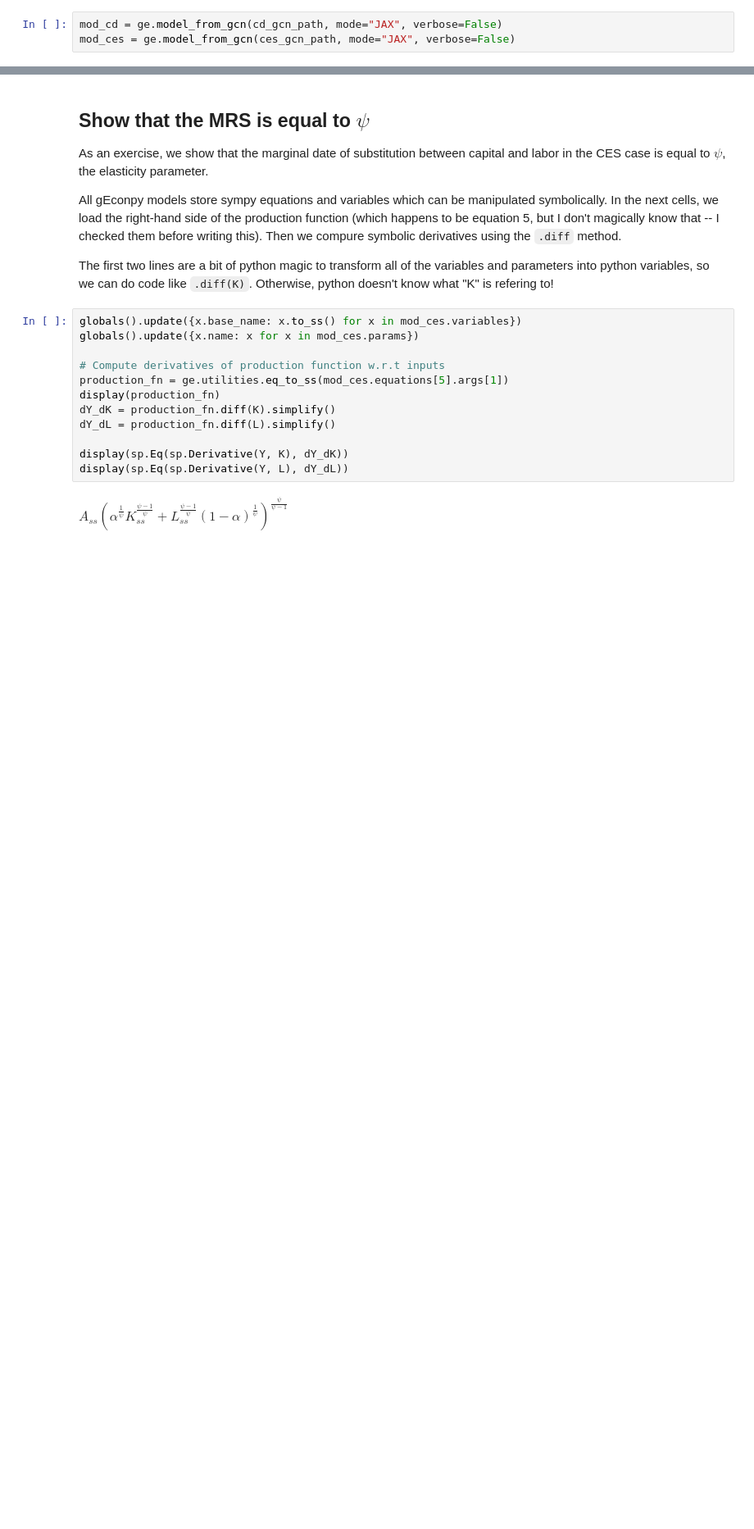
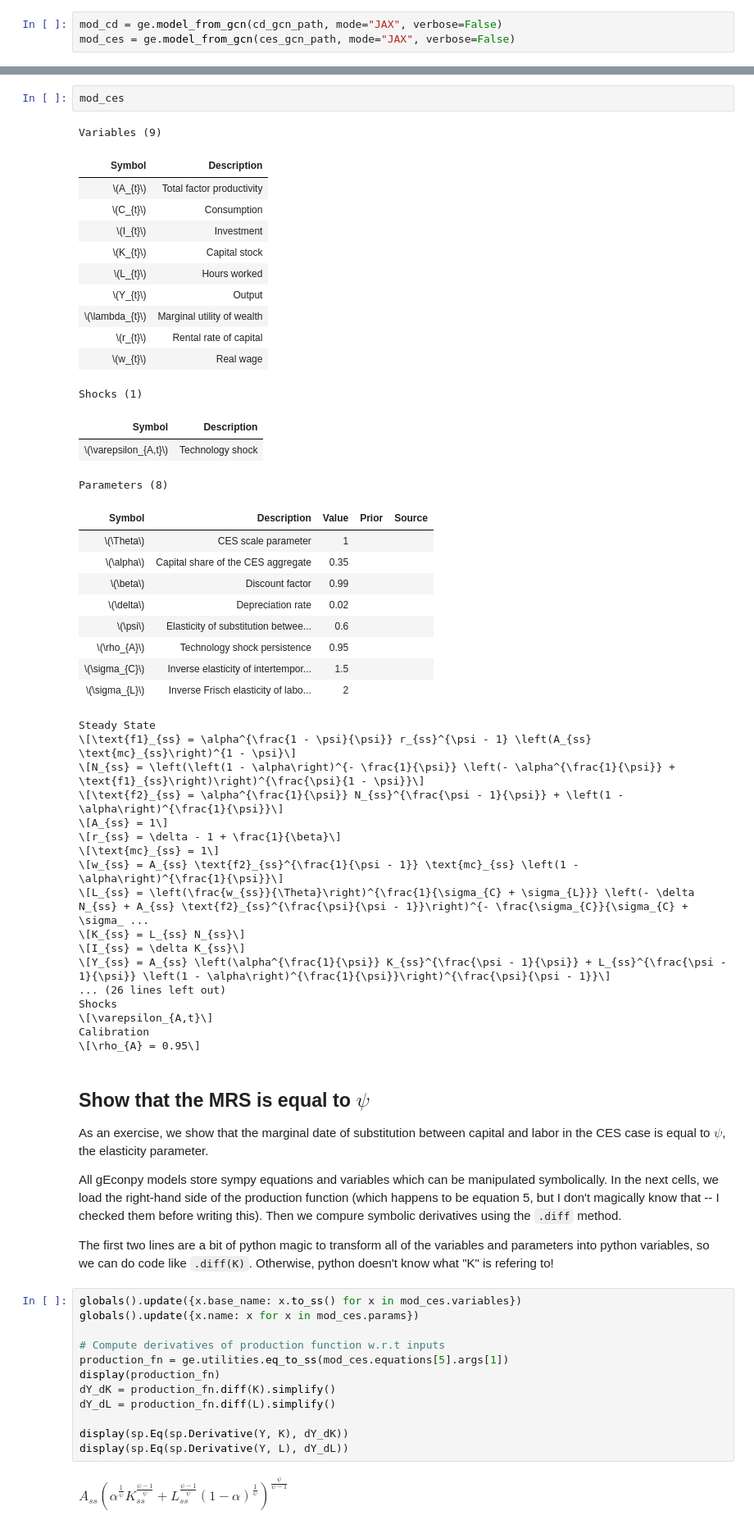
Before and after one commit to jessegrabowski/gEconpy, a Jupyter notebook: notebooks/case_study/production_functions.ipynb, the cells around one changed output, grey strips where cells are left out. Shown at 82% size. Drawn from its saved outputs; the diff is of its cells as text; blank space fills up the shorter version.

```diff
--- a/notebooks/case_study/production_functions.ipynb
+++ b/notebooks/case_study/production_functions.ipynb
@@ -32,3 +66,47 @@ mod_ces = ge.model_from_gcn(ces_gcn_path, mode="JAX", verbose=False)
+# %%
+mod_ces
+# %% [output]
+Variables (9)
+| Symbol | Description |
+| \(A_{t}\) | Total factor productivity |
+| \(C_{t}\) | Consumption |
+| \(I_{t}\) | Investment |
+| \(K_{t}\) | Capital stock |
+| \(L_{t}\) | Hours worked |
+| \(Y_{t}\) | Output |
+| \(\lambda_{t}\) | Marginal utility of wealth |
+| \(r_{t}\) | Rental rate of capital |
+| \(w_{t}\) | Real wage |
+Shocks (1)
+| Symbol | Description |
+| \(\varepsilon_{A,t}\) | Technology shock |
+Parameters (8)
+| Symbol | Description | Value | Prior | Source |
+| \(\Theta\) | CES scale parameter | 1 |  |  |
+| \(\alpha\) | Capital share of the CES aggregate | 0.35 |  |  |
+| \(\beta\) | Discount factor | 0.99 |  |  |
+| \(\delta\) | Depreciation rate | 0.02 |  |  |
+| \(\psi\) | Elasticity of substitution betwee... | 0.6 |  |  |
+| \(\rho_{A}\) | Technology shock persistence | 0.95 |  |  |
+| \(\sigma_{C}\) | Inverse elasticity of intertempor... | 1.5 |  |  |
+| \(\sigma_{L}\) | Inverse Frisch elasticity of labo... | 2 |  |  |
+Steady State
+\[\text{f1}_{ss} = \alpha^{\frac{1 - \psi}{\psi}} r_{ss}^{\psi - 1} \left(A_{ss} \text{mc}_{ss}\right)^{1 - \psi}\]
+\[N_{ss} = \left(\left(1 - \alpha\right)^{- \frac{1}{\psi}} \left(- \alpha^{\frac{1}{\psi}} + \text{f1}_{ss}\right)\right)^{\frac{\psi}{1 - \psi}}\]
+\[\text{f2}_{ss} = \alpha^{\frac{1}{\psi}} N_{ss}^{\frac{\psi - 1}{\psi}} + \left(1 - \alpha\right)^{\frac{1}{\psi}}\]
+\[A_{ss} = 1\]
+\[r_{ss} = \delta - 1 + \frac{1}{\beta}\]
+\[\text{mc}_{ss} = 1\]
+\[w_{ss} = A_{ss} \text{f2}_{ss}^{\frac{1}{\psi - 1}} \text{mc}_{ss} \left(1 - \alpha\right)^{\frac{1}{\psi}}\]
+\[L_{ss} = \left(\frac{w_{ss}}{\Theta}\right)^{\frac{1}{\sigma_{C} + \sigma_{L}}} \left(- \delta N_{ss} + A_{ss} \text{f2}_{ss}^{\frac{\psi}{\psi - 1}}\right)^{- \frac{\sigma_{C}}{\sigma_{C} + \sigma_ ...
+\[K_{ss} = L_{ss} N_{ss}\]
+\[I_{ss} = \delta K_{ss}\]
+\[Y_{ss} = A_{ss} \left(\alpha^{\frac{1}{\psi}} K_{ss}^{\frac{\psi - 1}{\psi}} + L_{ss}^{\frac{\psi - 1}{\psi}} \left(1 - \alpha\right)^{\frac{1}{\psi}}\right)^{\frac{\psi}{\psi - 1}}\]
+... (26 lines left out)
+Shocks
+\[\varepsilon_{A,t}\]
+Calibration
+\[\rho_{A} = 0.95\]
 # %% [markdown]
 ## Show that the MRS is equal to $\psi$
 
```
Also changed, not shown: parts of 3 cells of this notebook, 3 other files.
